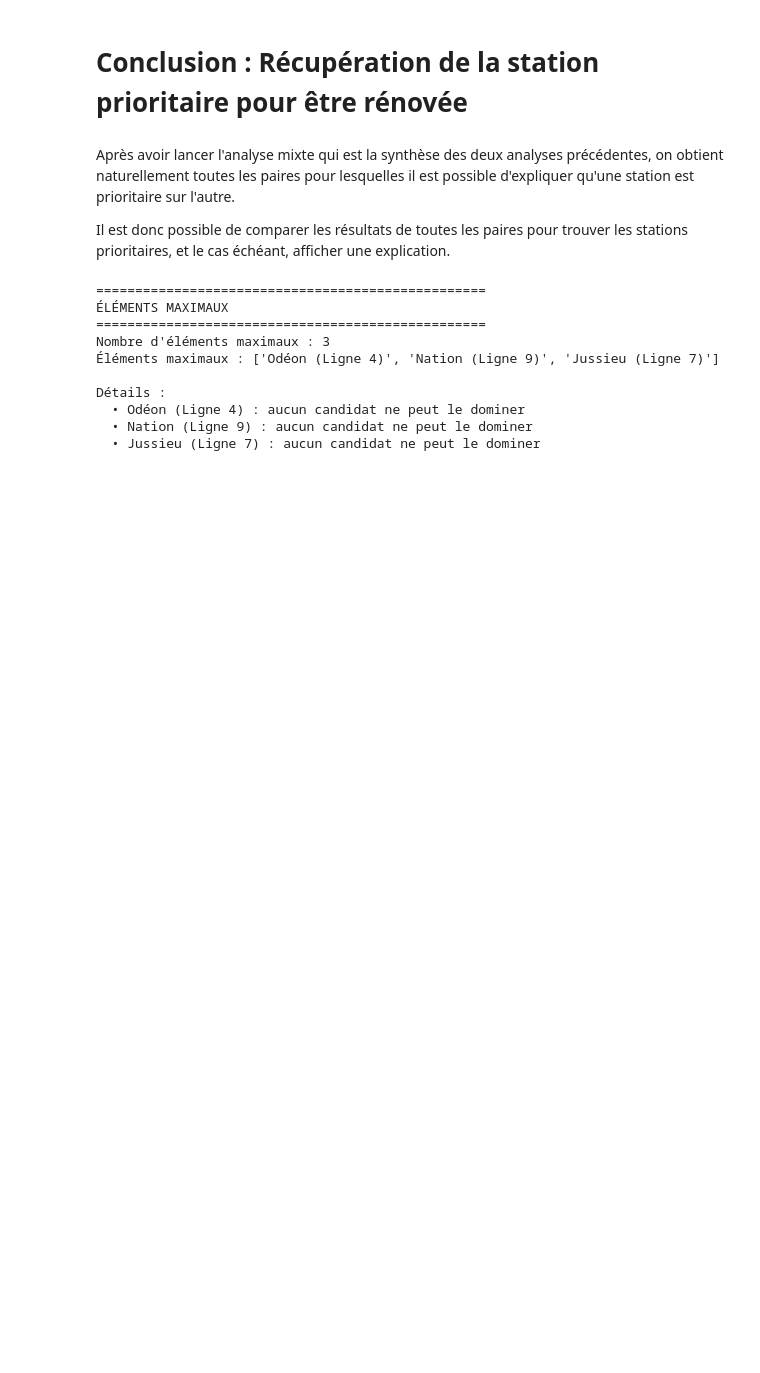
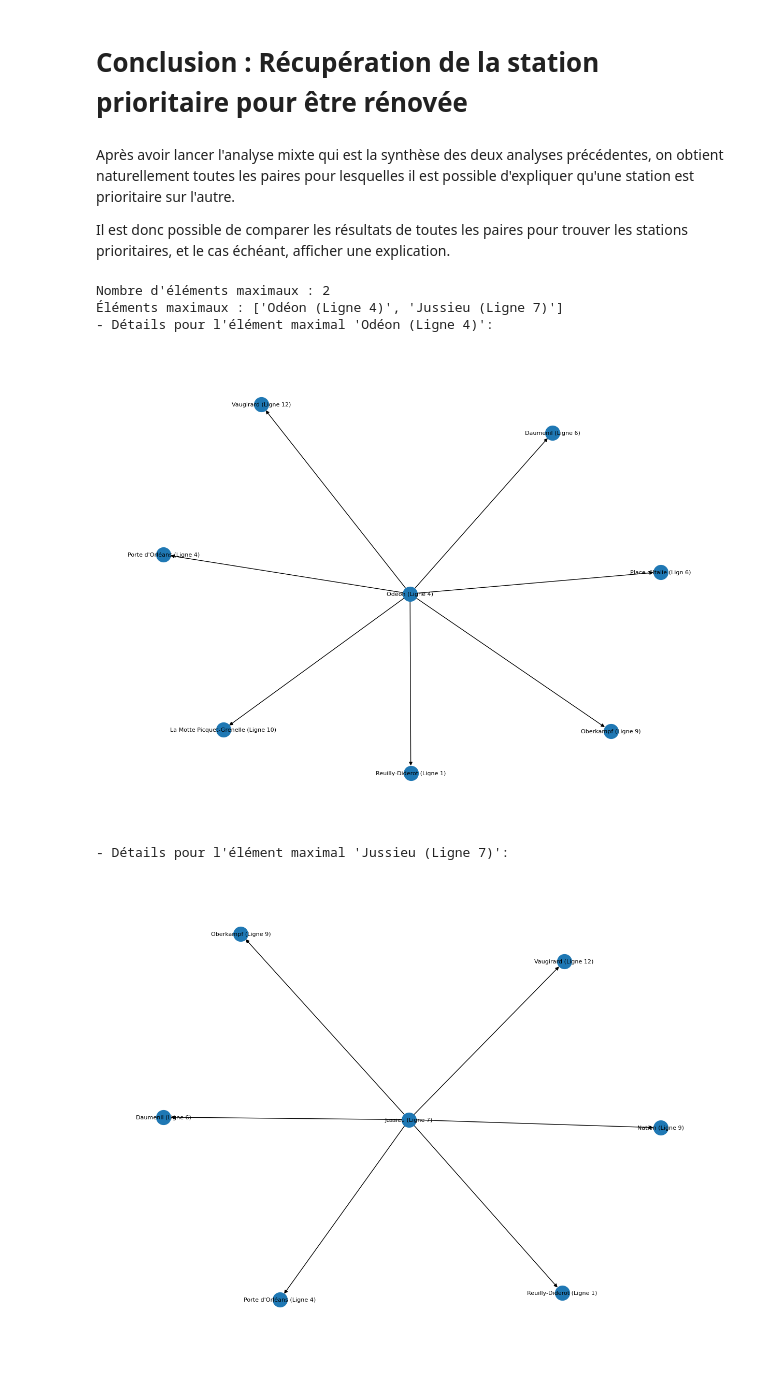
Before and after one commit to chrissbsh/Projet, a Jupyter notebook: tp_RATP.ipynb, the cells around one changed output. Saved outputs shown, nothing was run; the diff lists cells and outputs as text; code cells hidden in the pictures; blank space fills up the shorter version.

```diff
--- a/tp_RATP.ipynb
+++ b/tp_RATP.ipynb
@@ -379,64 +442,36 @@ Après avoir lancer l'analyse mixte qui est la synthèse des deux analyses préc
 Il est donc possible de comparer les résultats de toutes les paires pour trouver les stations prioritaires, et le cas échéant, afficher une explication.
 # %%
 # Trouveur d'éléments maximaux
-def trouver_elements_maximaux(resultats):
-    """
-    Trouve les éléments maximaux à partir du dictionnaire de résultats.
+def maximal_elements(graph_results):
 
-    Un élément u est maximal s'il n'existe pas de v tel que (v, u) soit True
-    dans les résultats. Cela signifie que u ne peut pas être dominé par
-    un autre candidat.
+    # Un nœud est maximal s'il n'a aucun prédécesseur (indegree = 0)
+    elements = [node for node, indeg in graph_results.in_degree() if indeg == 0]
 
-    Args:
-        resultats (dict): Dictionnaire avec clés (u, v) et valeurs booléennes
+    if elements:
+        print(f"Nombre d'éléments maximaux : {len(elements)}")
+        print(f"Éléments maximaux : {elements}")
 
-    Returns:
-        list: Liste des éléments maximaux
-    """
-    # Récupérer tous les candidats uniques
-    tous_candidats = set()
-    for u, v in resultats.keys():
-        tous_candidats.add(u)
-        tous_candidats.add(v)
+        for elem in elements:
+            print(f"- Détails pour l'élément maximal '{elem}':")
+            sub_graph = nx.DiGraph()
+            sub_graph.add_node(elem, label=elem)
+            for edge in graph_results.edges:
+                if edge[0] == elem:
+                    sub_graph.add_edge(edge[0], edge[1])
+            show_stations_graph(sub_graph) # type: ignore
+    else:
+        print("Aucun élément maximal (cycle ou dominance complète)")
 
-    # Trouver les candidats qui dominent chaque candidat
-    dominants = {candidat: [] for candidat in tous_candidats}
+    return elements
 
-    for (u, v), existe_explication in resultats.items():
-        if existe_explication:  # Si une explication existe (u > v)
-            dominants[v].append(u)  # v est dominé par u
 
-    # Les éléments maximaux sont ceux qui n'ont aucun dominant
-    elements_maximaux = [candidat for candidat in tous_candidats if not dominants[candidat]]
-
-    if print_details:
-        print("="*50)
-        print("ÉLÉMENTS MAXIMAUX")
-        print("="*50)
-        if elements_maximaux:
-            print(f"Nombre d'éléments maximaux : {len(elements_maximaux)}")
-            print(f"Éléments maximaux : {elements_maximaux}")
-            print("\nDétails :")
-            for candidat in elements_maximaux:
-                print(f"  • {candidat} : aucun candidat ne peut le dominer")
-        else:
-            print("Aucun élément maximal (peut indiquer un cycle ou une relation complète)")
-
-    return elements_maximaux
-
-# Exécution
-print_details = True
-max_elements = trouver_elements_maximaux(resultats)
+prioritary_stations = maximal_elements(stations_graph)
 # %% [output]
-==================================================
-ÉLÉMENTS MAXIMAUX
-==================================================
-Nombre d'éléments maximaux : 3
-Éléments maximaux : ['Odéon (Ligne 4)', 'Nation (Ligne 9)', 'Jussieu (Ligne 7)']
-
-Détails :
-  • Odéon (Ligne 4) : aucun candidat ne peut le dominer
-  • Nation (Ligne 9) : aucun candidat ne peut le dominer
-  • Jussieu (Ligne 7) : aucun candidat ne peut le dominer
+Nombre d'éléments maximaux : 2
+Éléments maximaux : ['Odéon (Ligne 4)', 'Jussieu (Ligne 7)']
+- Détails pour l'élément maximal 'Odéon (Ligne 4)':
+[figure, added]
+- Détails pour l'élément maximal 'Jussieu (Ligne 7)':
+[figure, added]
 # %%
 def explication_element_maximal(element_maximal, data, weights):
```
Also changed, not shown: parts of 10 cells of this notebook.
